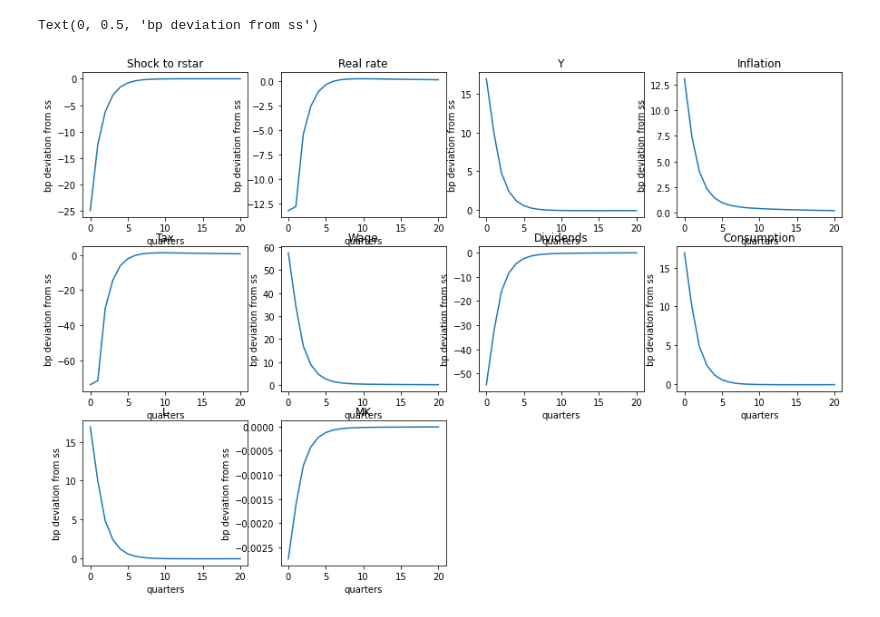
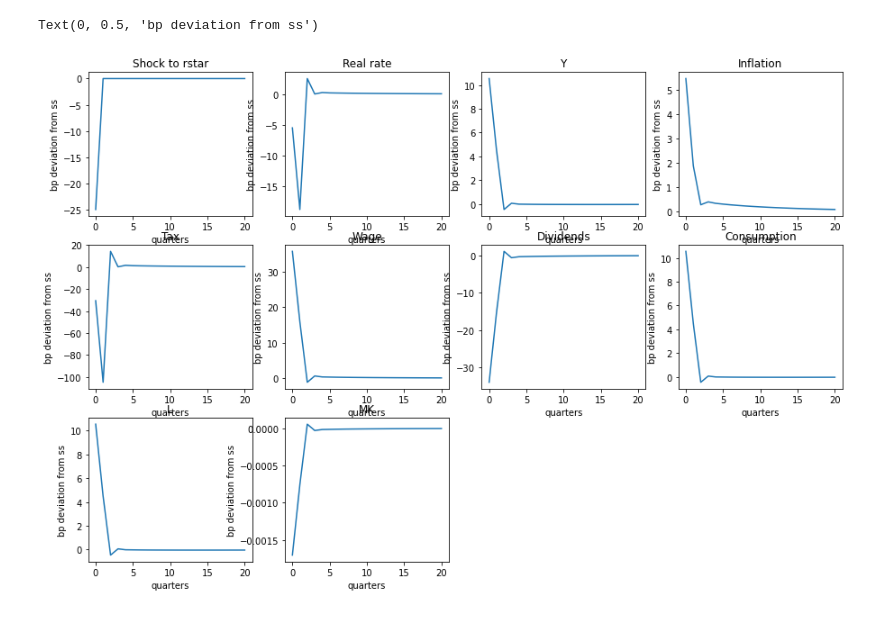
Before and after one commit to giovannisciacovelli/sequence-jacobian, a Jupyter notebook: Plying around/HANK module investigation.ipynb, the cells around one changed output. Drawn from its saved outputs; the diff is of its cells as text; code cells hidden in the pictures.

```diff
--- a/Plying around/HANK module investigation.ipynb
+++ b/Plying around/HANK module investigation.ipynb
@@ -140,7 +152,7 @@ dict_keys(['pi', 'r', 'A', 'goods_mkt', 'w', 'L', 'Div', 'Tax', 'N', 'C', 'Y', '
 dict_keys(['rstar', 'Z'])
 # %%
 # Some charts: expansionary MP shock
-drstar = -0.0025 * 0.5 ** (np.arange(T)[:, np.newaxis])
+drstar = -0.0025 * 0 ** (np.arange(T)[:, np.newaxis])
 
 dr = G['r']['rstar'] @ drstar
 dY = G['Y']['rstar'] @ drstar
@@ -179,31 +191,31 @@ ax.plot(10000 * dTax[:21])
 ax.set_title(r'Tax')
 ax.set_xlabel('quarters')
 ax.set_ylabel('bp deviation from ss')
 ax = fig.add_subplot(3, 4, 6)
 ax.plot(10000 * dw[:21])
 ax.set_title(r'Wage')
 ax.set_xlabel('quarters')
 ax.set_ylabel('bp deviation from ss')
 ax = fig.add_subplot(3, 4, 7)
 ax.plot(10000 * dDiv[:21])
 ax.set_title(r'Dividends')
 ax.set_xlabel('quarters')
 ax.set_ylabel('bp deviation from ss')
 ax = fig.add_subplot(3, 4, 8)
 ax.plot(10000 * dC[:21])
 ax.set_title(r'Consumption')
 ax.set_xlabel('quarters')
 ax.set_ylabel('bp deviation from ss')
 ax = fig.add_subplot(3, 4, 9)
 ax.plot(10000 * dL[:21])
 ax.set_title(r'L')
 ax.set_xlabel('quarters')
 ax.set_ylabel('bp deviation from ss')
 ax = fig.add_subplot(3, 4, 10)
 ax.plot(10000 * dmk[:21])
 ax.set_title(r'MK')
 ax.set_xlabel('quarters')
 ax.set_ylabel('bp deviation from ss')
 # %% [output]
 Text(0, 0.5, 'bp deviation from ss')
-[figure, old version]
+[figure, new version]
```
Also changed, not shown: parts of 3 cells of this notebook, 3 other files.
